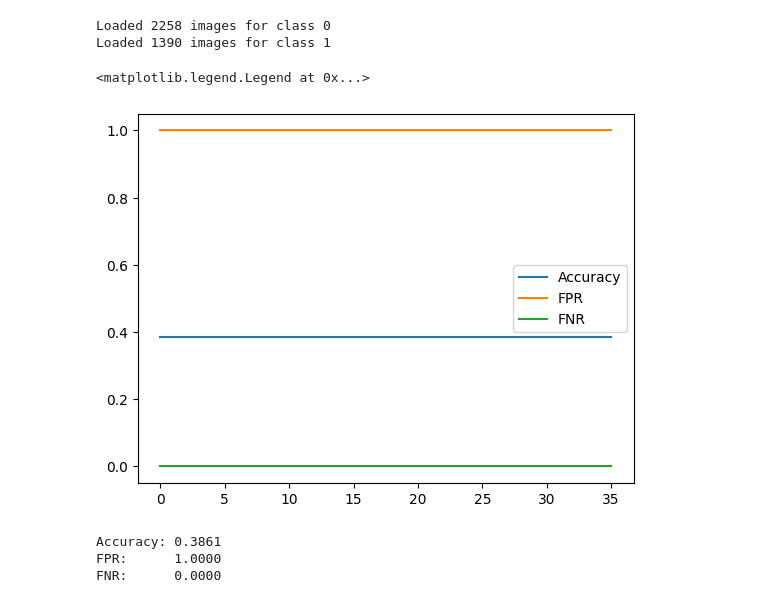
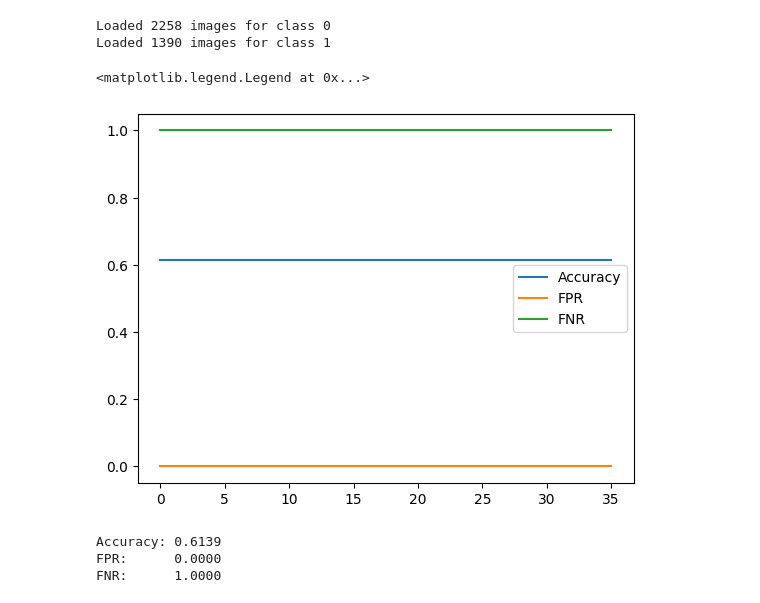
Before and after one commit to MartMonster/AlphaTreeLVQ, a Jupyter notebook: LVQ/GMLVQ_Sobel.ipynb, the cells around one changed output. Drawn from its saved outputs; the diff is of its cells as text; code cells hidden in the pictures.

```diff
--- a/LVQ/GMLVQ_Sobel.ipynb
+++ b/LVQ/GMLVQ_Sobel.ipynb
@@ -2,7 +2,7 @@
 import cv2
 import os
 
-img_dir = '../Croptimal/2024_5_13_CleansingDataset/Run1_light_normal_otherobjects/train/'
+img_dir = '../Croptimal/resnet/train/'
 
 class_subdirs = [
     # Class 0
@@ -57,8 +57,8 @@ def load_images_from_dir(path):
     return images
 
 val_imgs = {
-    0: load_images_from_dir("../Croptimal/resnet/val/256_class_0"),
-    1: load_images_from_dir("../Croptimal/resnet/val/256_class_1"),
+    0: load_images_from_dir("../Croptimal/resnet/val/sobel_class_0"),
+    1: load_images_from_dir("../Croptimal/resnet/val/sobel_class_1"),
 }
 
 import torch
@@ -135,35 +135,35 @@ def trainImage(img, model, samples, label):
     img_flat = img_tensor.reshape(-1, features)
 
     indices = torch.randperm(img_flat.shape[0])[:samples]
     sampled_pixels = img_flat[indices]
 
     labels = torch.full((samples,), label, dtype=torch.long)
 
     loss = model.train(sampled_pixels, labels)
     return loss
 
 
-samples = 50
+samples = 2048
 # n_minibatches = 250
 losses = []
 accuracies = []
 # lvq.freeze_metric()
 for i, (img, label) in enumerate(tqdm(dataset)):
     # if i == 50:
     #     lvq.unfreeze_metric()
     losses.append(trainImage(img, lvq, samples, label).data)
     if i % 100 == 0 and i > 0:
         accuracies.append(evaluate(lvq, val_imgs, samples=2048))
 
 # plt.plot(losses)
 plt.plot([acc['accuracy'] for acc in accuracies], label='Accuracy')
 plt.plot([acc['false_positive_rate'] for acc in accuracies], label='FPR')
 plt.plot([acc['false_negative_rate'] for acc in accuracies], label='FNR')
 plt.legend()
 # plt.ylim(0,1)
 # %% [output]
 <matplotlib.legend.Legend at 0x...>
-[figure, old version]
+[figure, new version]
 # %%
 metrics = evaluate(lvq, val_imgs, samples=2048)
 
@@ -171,6 +171,6 @@ print(f"Accuracy: {metrics['accuracy']:.4f}")
 print(f"FPR:      {metrics['false_positive_rate']:.4f}")
 print(f"FNR:      {metrics['false_negative_rate']:.4f}")
 # %% [output]
-Accuracy: 0.3861
-FPR:      1.0000
-FNR:      0.0000
+Accuracy: 0.6139
+FPR:      0.0000
+FNR:      1.0000
```
Also changed, not shown: 11 other files.
